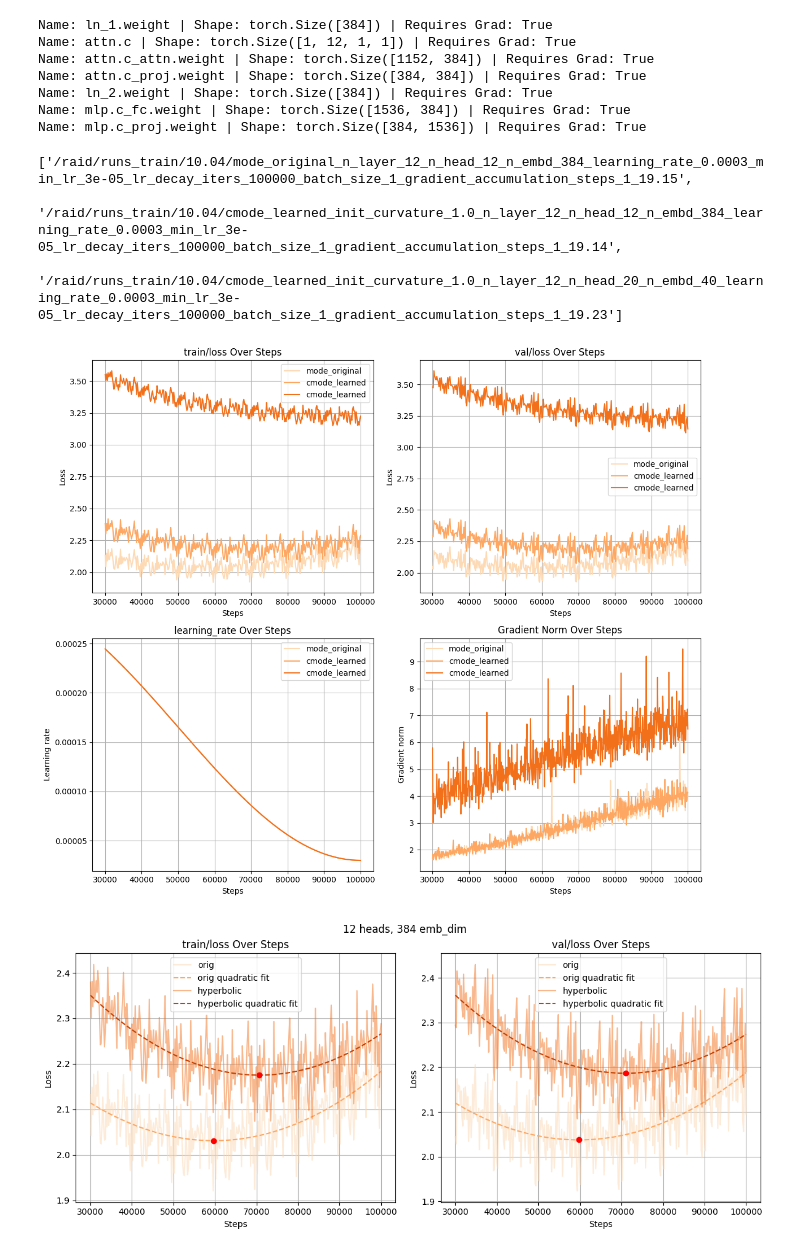
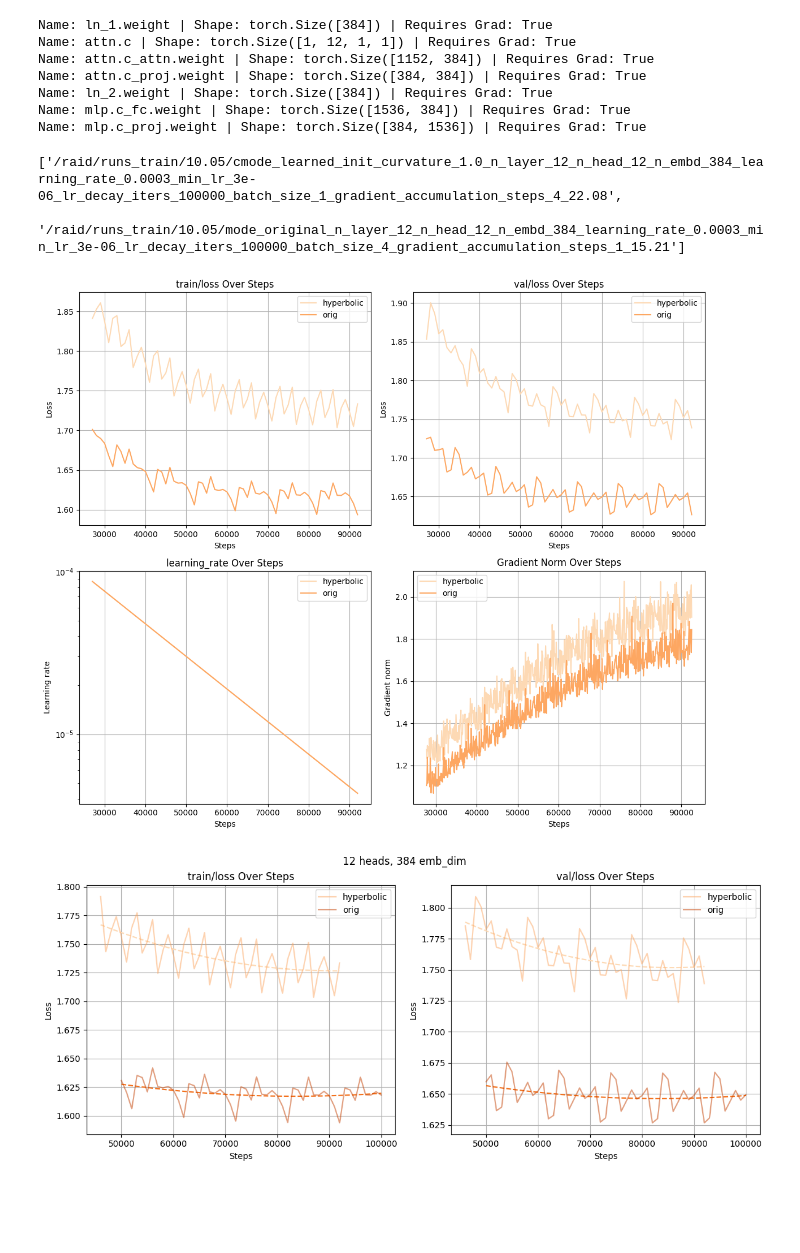
Before and after one commit to Alex2034/nanoGPT, a Jupyter notebook: exp.ipynb, the cells around one changed output. Cells and saved outputs as stored; diff of their text form; code cells hidden in the pictures; blank space fills up the shorter version.

```diff
--- a/exp.ipynb
+++ b/exp.ipynb
@@ -1,12 +1,14 @@
 # %%
 import torch
+import numpy as np
 import os
 from model_lorentz import GPTConfig, GPT
 
-root_dir = "/raid/out-tinystories"  # Adjust this path if necessary
+root_dir = "/raid/tinystories-ckpts"  # Adjust this path if necessary
 
 # Get a list of all experiment folders
 ckpt_dirs = [os.path.join(root_dir, d) for d in os.listdir(root_dir)]
 
-ckpt_dirs
+ckpt_dirs = ckpt_dirs[0]
+[os.path.join(ckpt_dirs, d) for d in os.listdir(ckpt_dirs)]
 # %% [output]
@@ -83,0 +25,12 @@ Layer 11 c: 0.780 1.935 1.923 2.767 0.754 2.048 2.201 0.749 1.307 1.230 0.942 0.
+# %%
+c_dict = {}
+for i in range(10, 110, 10):
+    checkpoint_path = os.path.join(ckpt_dirs, f"{i}k.pt")
+    checkpoint = torch.load(checkpoint_path, map_location='cpu')
+    state_dict = checkpoint['model']
+    cs_list = []
+    for k in state_dict.keys():
+        if k.endswith('attn.c'):
+            cs = state_dict[k].flatten().numpy()
+            cs_list.append(cs)
+    c_dict[f"{i}k iters"] = np.array(cs_list)
@@ -143,16 +228,15 @@ from tensorboard.backend.event_processing import event_accumulator
 import matplotlib.pyplot as plt
 
 # Define the path to your root logs directory
-root_log_dir = "/raid/runs_train/10.04"  # Adjust this path if necessary
+root_log_dir = "/raid/runs_train/10.05"  # Adjust this path if necessary
 
 # Get a list of all experiment folders
 log_dirs = [os.path.join(root_log_dir, d) for d in os.listdir(root_log_dir)]
 
 log_dirs
 # %% [output]
-['/raid/runs_train/10.04/mode_original_n_layer_12_n_head_12_n_embd_384_learning_rate_0.0003_min_lr_3e-05_lr_decay_iters_100000_batch_size_1_gradient_accumulation_steps_1_19.15',
- '/raid/runs_train/10.04/cmode_learned_init_curvature_1.0_n_layer_12_n_head_12_n_embd_384_learning_rate_0.0003_min_lr_3e-05_lr_decay_iters_100000_batch_size_1_gradient_accumulation_steps_1_19.14',
- '/raid/runs_train/10.04/cmode_learned_init_curvature_1.0_n_layer_12_n_head_20_n_embd_40_learning_rate_0.0003_min_lr_3e-05_lr_decay_iters_100000_batch_size_1_gradient_accumulation_steps_1_19.23']
+['/raid/runs_train/10.05/cmode_learned_init_curvature_1.0_n_layer_12_n_head_12_n_embd_384_learning_rate_0.0003_min_lr_3e-06_lr_decay_iters_100000_batch_size_1_gradient_accumulation_steps_4_22.08',
+ '/raid/runs_train/10.05/mode_original_n_layer_12_n_head_12_n_embd_384_learning_rate_0.0003_min_lr_3e-06_lr_decay_iters_100000_batch_size_4_gradient_accumulation_steps_1_15.21']
 # %%
 log_dirs_bs1 = [log_dirs[0], log_dirs[2]]
 log_dirs_bs2 = [log_dirs[1], log_dirs[2]]
@@ -160,8 +244,8 @@ log_dirs_o = log_dirs[:4]
 log_dirs_l = log_dirs[4:]
 # %%
 logs_to_show=log_dirs
-exp_names = [n[23:36] for n in logs_to_show]
-# exp_names = ['c learned from 0.01', 'c learned from 1', 'orig', 'c learned from 1', 'c fixed 0.01']
+# exp_names = [n[23:36] for n in logs_to_show]
+exp_names = ['hyperbolic', 'orig']
 
 # Initialize a dictionary to hold data for each experiment
 experiment_data = {}
@@ -199,17 +283,20 @@ axs = axs.ravel()
 # Loop over each metric and create a plot
 for i, metric in enumerate(metrics):
     ax = axs[i]
+    boo = True
 
     for (experiment, data), e in zip(experiment_data.items(), exp_names):
         if metric in data:
-            length = len(data[metric]['steps'])
+            if boo:
+                length = len(data[metric]['steps'])
+                boo = False
             from_, to_ = int(0.3*length), int(1*length)
             steps = data[metric]['steps'][from_:to_]
             values = data[metric]['values'][from_:to_]
             ax.plot(steps, values, label=e)
 
-    # if not 'loss' in metric:
-    # ax.set_yscale('log')
+    if 'learning' in metric:
+        ax.set_yscale('log')
     ax.set_xlabel('Steps')
     # ax.set_xlim([0, 1.1*max(steps)])
     ax.set_ylabel(metric.split('/')[-1].replace('_', ' ').capitalize())  # Clean y-axis label
@@ -221,7 +308,7 @@ plt.tight_layout()
 # plt.savefig('runs_head.jpg')
 plt.show()
 # %% [output]
-[figure, old version]
+[figure, new version]
 # %%
 import numpy as np
 import matplotlib.pyplot as plt
@@ -243,7 +330,7 @@ def fit_and_plot_parabola(ax, steps, values, label):
     fitted_values = poly(steps)
 
     # Plot the fitted parabola
-    ax.plot(steps, fitted_values, linestyle='--', label=f'{label} quadratic fit')
+    ax.plot(steps, fitted_values, linestyle='--') #label=f'{label} quadratic fit'
 
     # Find the minimum of the parabola
     min_step = -coefs[1] / (2 * coefs[0])
@@ -255,9 +342,9 @@ def fit_and_plot_parabola(ax, steps, values, label):
     return min_step, min_value
 
 # Filter logs to only show train/loss and val/loss
-logs_to_show = log_dirs[:-1]
+logs_to_show = log_dirs
 # exp_names = [n[23:36] for n in logs_to_show]
-exp_names = ['hyperbolic', 'orig'][::-1]
+exp_names = ['hyperbolic', 'orig']
 
 # Initialize a dictionary to hold data for each experiment
 experiment_data = {}
@@ -286,32 +373,32 @@ metrics = ['train/loss', 'val/loss']  # Only include loss metrics
 
 fig, axs = plt.subplots(1, 2, figsize=(12, 5))  # Create a 1x2 grid
 
 # Flatten the axs array for easy iteration
 axs = axs.ravel()
 
 # Loop over each metric and create a plot
 for i, metric in enumerate(metrics):
     ax = axs[i]
 
     for (experiment, data), e in zip(experiment_data.items(), exp_names):
         if metric in data:
             length = len(data[metric]['steps'])
-            from_, to_ = int(0.3*length), int(length)
+            from_, to_ = int(0.5*length), int(length)
             steps = data[metric]['steps'][from_:to_]
             values = data[metric]['values'][from_:to_]
             ax.plot(steps, values, label=e, alpha=0.5)
 
             # Fit the loss with a parabola and highlight the minimum point
             fit_and_plot_parabola(ax, steps, values, e)
 
     ax.set_xlabel('Steps')
     ax.set_ylabel(metric.split('/')[-1].replace('_', ' ').capitalize())  # Clean y-axis label
     ax.set_title(f'{metric} Over Steps')
     ax.grid(True)  # Add grid
     ax.legend()
 
 plt.tight_layout()
 plt.suptitle('12 heads, 384 emb_dim', y=1.02)
 plt.show()
 # %% [output]
-[figure, old version]
+[figure, new version]
```
Also changed, not shown: parts of 6 cells of this notebook, 5 other files.
